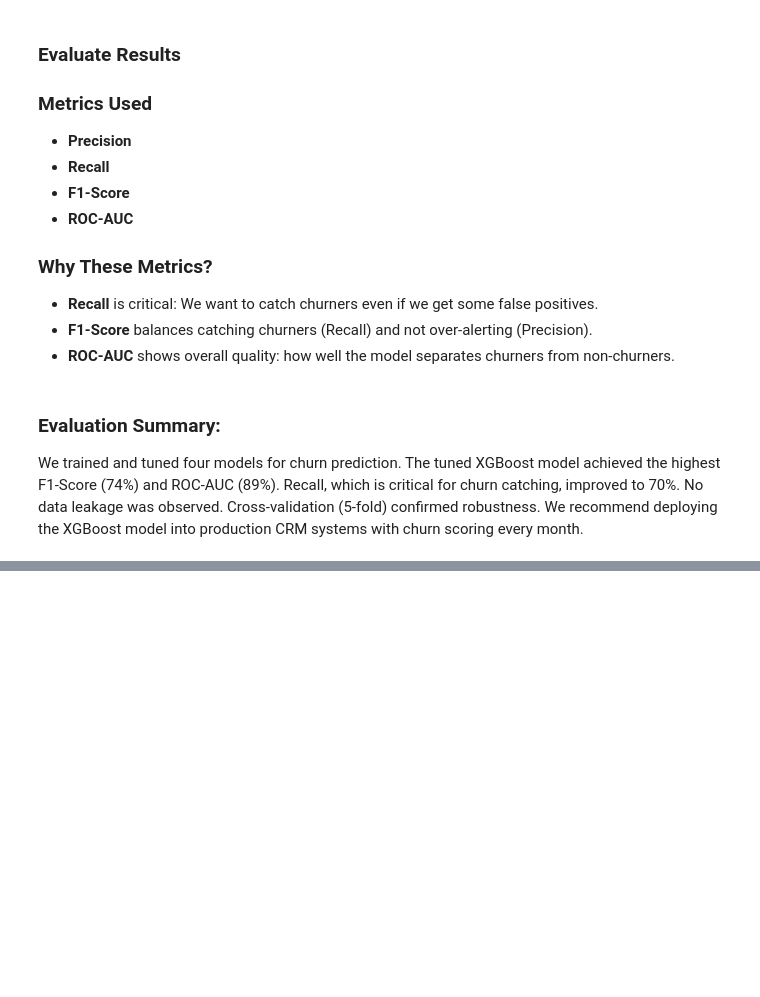
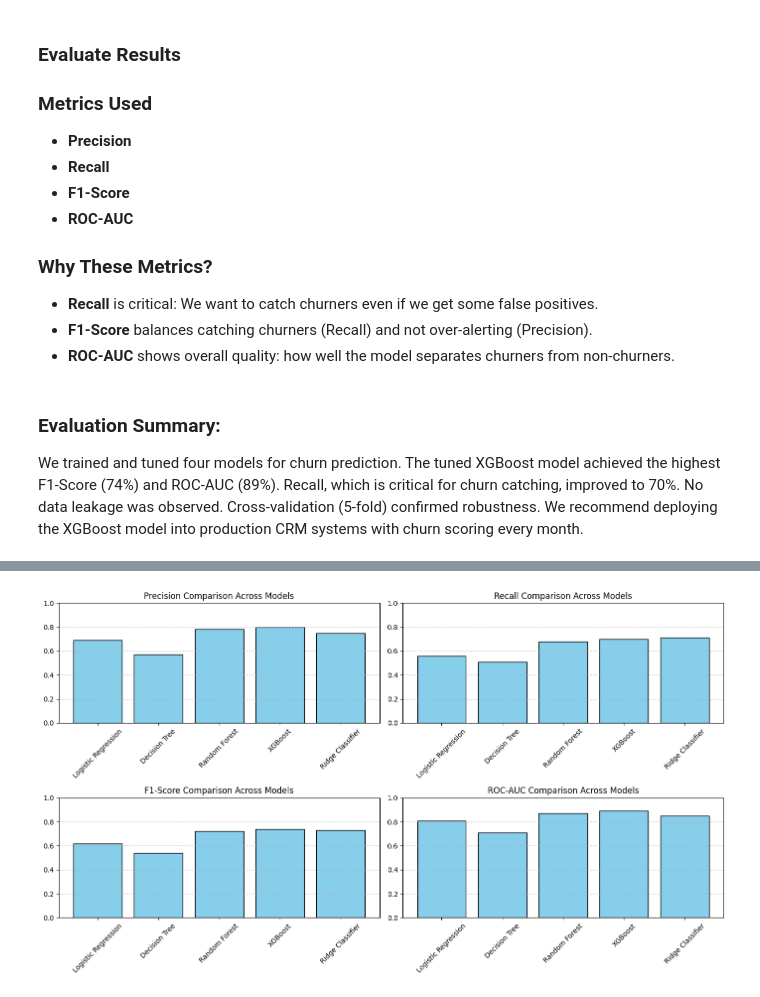
Before and after one commit to NandishChikkanna/Telco-Customer-Churn, a Jupyter notebook: Telco-Customer-Churn.ipynb, the cells around one changed output, grey strips where cells are left out. Saved outputs shown, nothing was run; the diff lists cells and outputs as text; code cells hidden in the pictures; blank space fills up the shorter version.

```diff
--- a/Telco-Customer-Churn.ipynb
+++ b/Telco-Customer-Churn.ipynb
@@ -746,0 +875,32 @@ We recommend deploying the XGBoost model into production CRM systems with churn
+# %%
+# -----------------------------------------------
+# Plotting the Performance Comparison for All 5 Models (Bar Chart)
+# -----------------------------------------------
+import matplotlib.pyplot as plt
+
+# Assuming results_df contains the model performance results
+# If not, use the actual results_df DataFrame from your code.
+results_df = pd.DataFrame({
+    "Model": ["Logistic Regression", "Decision Tree", "Random Forest", "XGBoost", "Ridge Classifier"],
+    "Precision": [0.69, 0.57, 0.78, 0.80, 0.75],  # Replace with actual results if available
+    "Recall": [0.56, 0.51, 0.68, 0.70, 0.71],     # Replace with actual results if available
+    "F1-Score": [0.62, 0.54, 0.72, 0.74, 0.73],   # Replace with actual results if available
+    "ROC-AUC": [0.81, 0.71, 0.87, 0.89, 0.85]     # Replace with actual results if available
+})
+
+# Plotting Performance Comparison (Bar Chart)
+metrics = ['Precision', 'Recall', 'F1-Score', 'ROC-AUC']
+plt.figure(figsize=(14, 8))
+
+for i, metric in enumerate(metrics):
+    plt.subplot(2, 2, i + 1)
+    plt.bar(results_df['Model'], results_df[metric], color='skyblue', edgecolor='black')
+    plt.title(f'{metric} Comparison Across Models')
+    plt.ylim(0, 1)
+    plt.grid(axis='y', linestyle='--', alpha=0.7)
+    plt.xticks(rotation=45)
+
+plt.tight_layout()
+plt.show()
+# %% [output]
+[figure, added]
```
Also changed, not shown: parts of 12 cells of this notebook, 2 other files.
